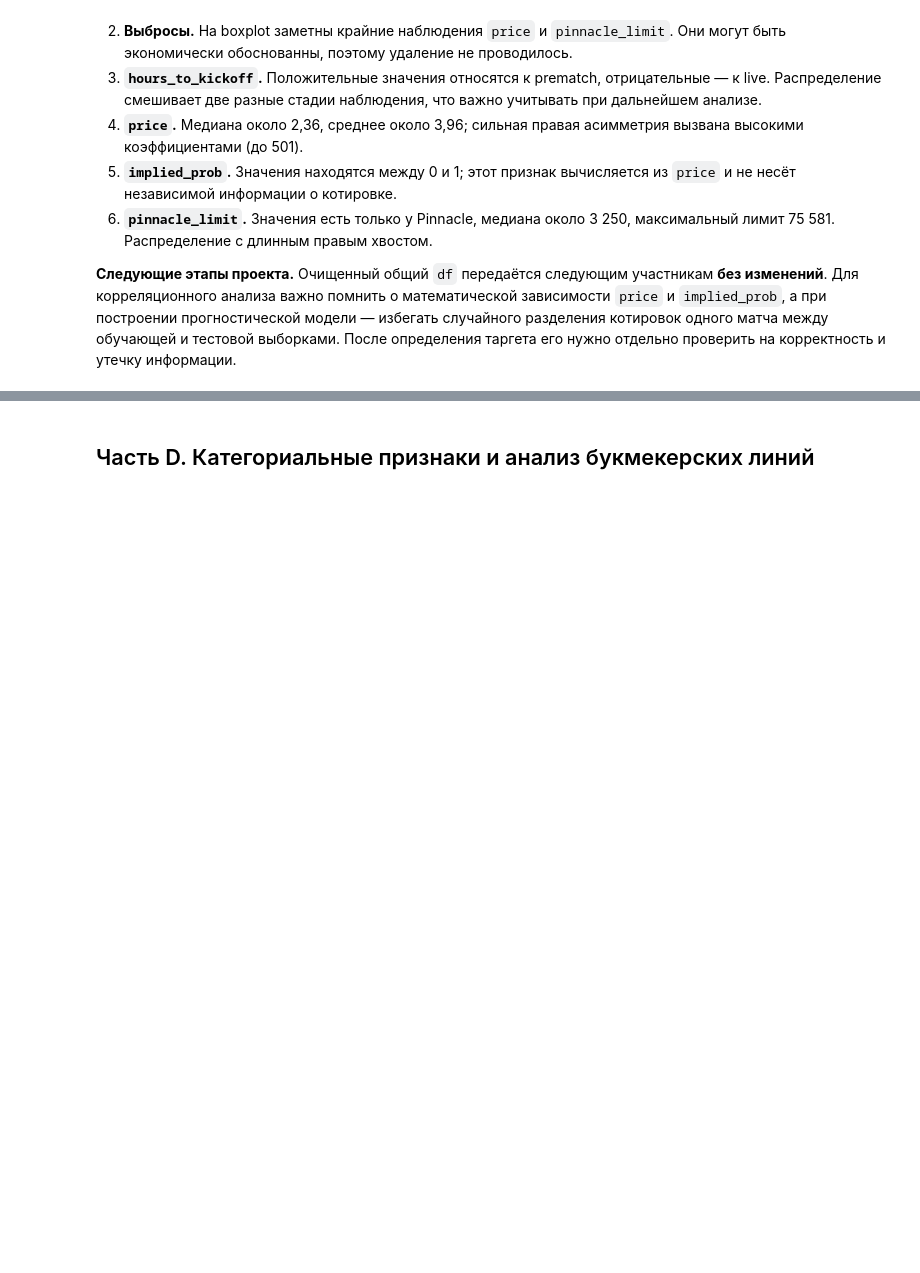
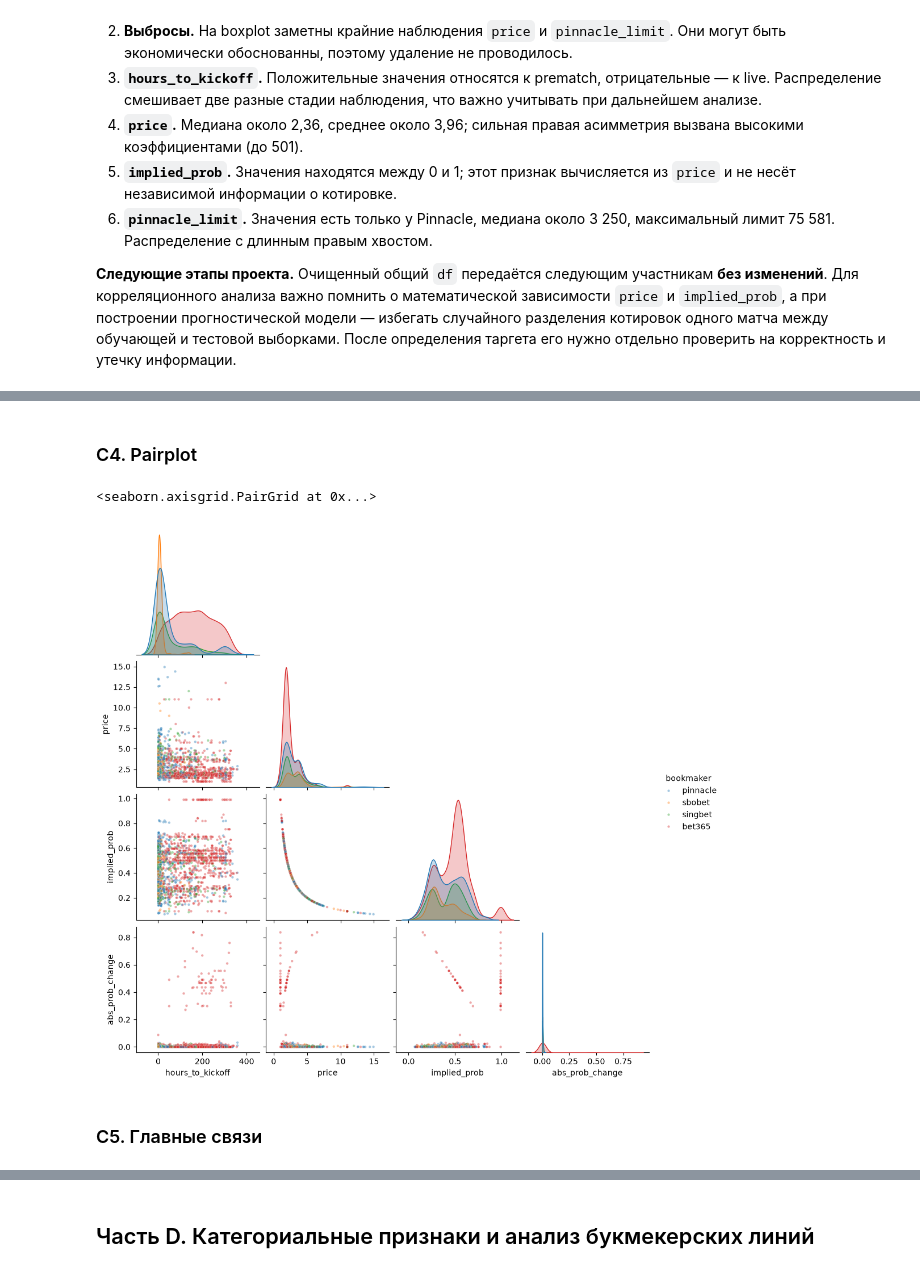
Before and after one commit to Semen519/odds-movement-monitor, a Jupyter notebook: checkpoint_2/notebooks/EDA.ipynb, the cells around one changed output, grey strips where cells are left out. Drawn from its saved outputs; the diff is of its cells as text; code cells hidden in the pictures; blank space fills up the shorter version.

```diff
--- a/checkpoint_2/notebooks/EDA.ipynb
+++ b/checkpoint_2/notebooks/EDA.ipynb
@@ -619,0 +658,10 @@ plt.show()
+# %% [markdown]
+### C4. Pairplot
+# %%
+sample = c_df.sample(n=2000, random_state=42)
+sns.pairplot(sample, vars=["hours_to_kickoff", "price", "implied_prob", TARGET], hue="bookmaker", corner=True, plot_kws={"s": 10, "alpha": .4})
+# %% [output]
+<seaborn.axisgrid.PairGrid at 0x...>
+[figure, added]
+# %% [markdown]
+### C5. Главные связи
```
Also changed, not shown: parts of 9 cells of this notebook.
